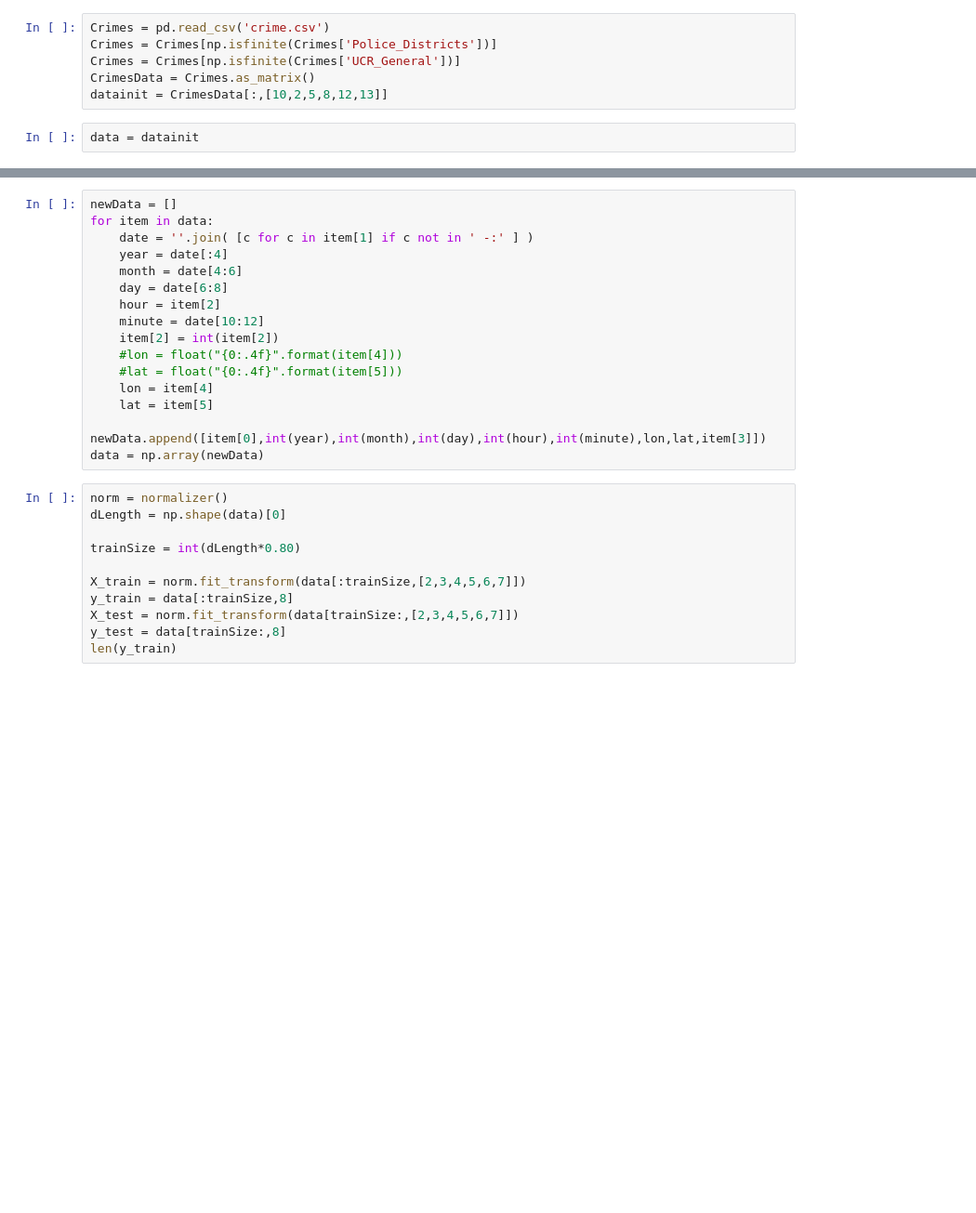
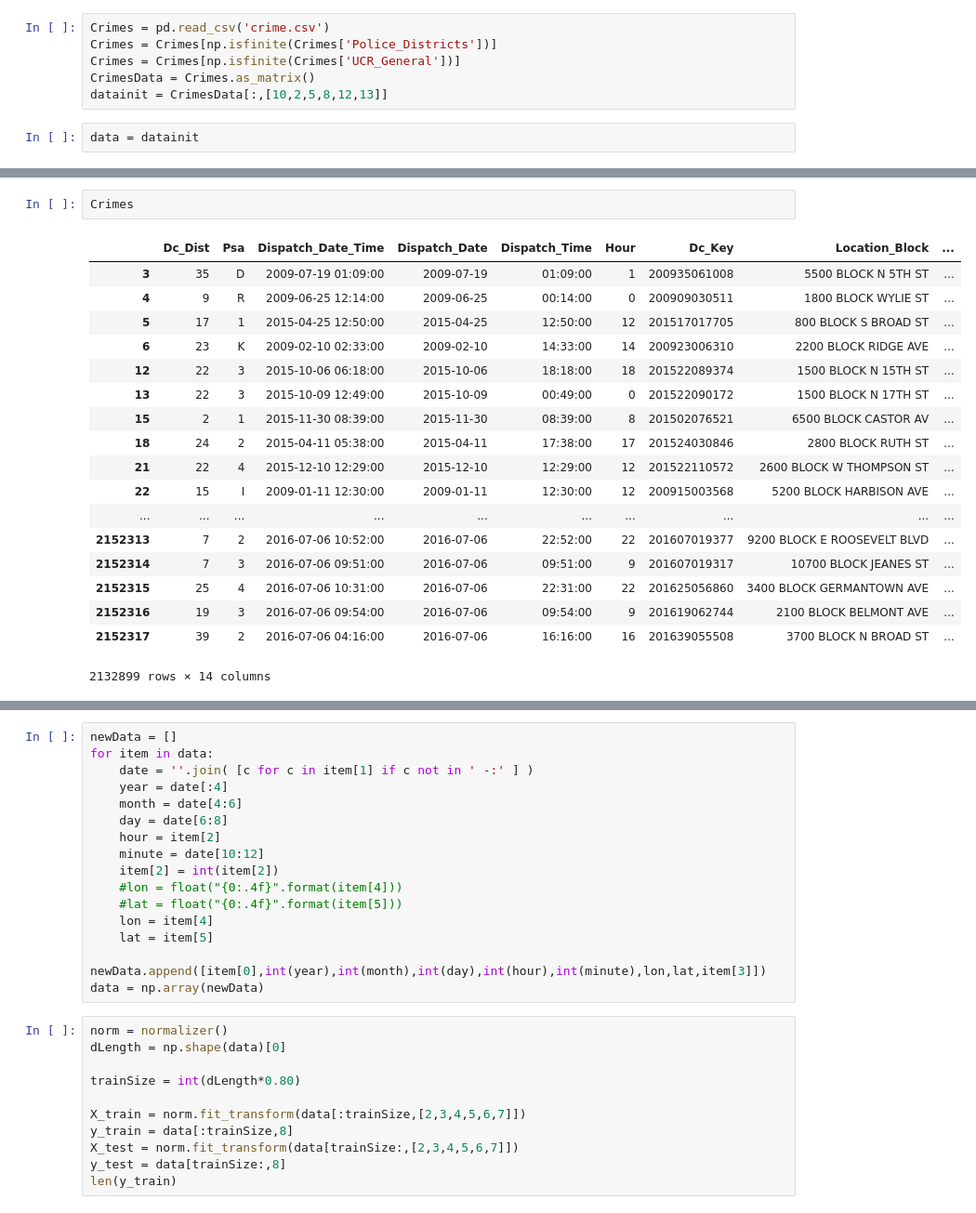
Before and after one commit to MartinBagge/DataScience, a Jupyter notebook: INIT.ipynb, the cells around one changed output, grey strips where cells are left out. Shown at 93% size. Cells and saved outputs as stored; diff of their text form; blank space fills up the shorter version.

```diff
--- a/INIT.ipynb
+++ b/INIT.ipynb
@@ -27,0 +31,21 @@ data = datainit
+# %%
+Crimes
+# %% [output]
+|  | Dc_Dist | Psa | Dispatch_Date_Time | Dispatch_Date | Dispatch_Time | Hour | Dc_Key | Location_Block | ... |
+| 3 | 35 | D | 2009-07-19 01:09:00 | 2009-07-19 | 01:09:00 | 1 | 200935061008 | 5500 BLOCK N 5TH ST | ... |
+| 4 | 9 | R | 2009-06-25 12:14:00 | 2009-06-25 | 00:14:00 | 0 | 200909030511 | 1800 BLOCK WYLIE ST | ... |
+| 5 | 17 | 1 | 2015-04-25 12:50:00 | 2015-04-25 | 12:50:00 | 12 | 201517017705 | 800 BLOCK S BROAD ST | ... |
+| 6 | 23 | K | 2009-02-10 02:33:00 | 2009-02-10 | 14:33:00 | 14 | 200923006310 | 2200 BLOCK RIDGE AVE | ... |
+| 12 | 22 | 3 | 2015-10-06 06:18:00 | 2015-10-06 | 18:18:00 | 18 | 201522089374 | 1500 BLOCK N 15TH ST | ... |
+| 13 | 22 | 3 | 2015-10-09 12:49:00 | 2015-10-09 | 00:49:00 | 0 | 201522090172 | 1500 BLOCK N 17TH ST | ... |
+| 15 | 2 | 1 | 2015-11-30 08:39:00 | 2015-11-30 | 08:39:00 | 8 | 201502076521 | 6500 BLOCK CASTOR AV | ... |
+| 18 | 24 | 2 | 2015-04-11 05:38:00 | 2015-04-11 | 17:38:00 | 17 | 201524030846 | 2800 BLOCK RUTH ST | ... |
+| 21 | 22 | 4 | 2015-12-10 12:29:00 | 2015-12-10 | 12:29:00 | 12 | 201522110572 | 2600 BLOCK W THOMPSON ST | ... |
+| 22 | 15 | I | 2009-01-11 12:30:00 | 2009-01-11 | 12:30:00 | 12 | 200915003568 | 5200 BLOCK HARBISON AVE | ... |
+| ... | ... | ... | ... | ... | ... | ... | ... | ... | ... |
+| 2152313 | 7 | 2 | 2016-07-06 10:52:00 | 2016-07-06 | 22:52:00 | 22 | 201607019377 | 9200 BLOCK E ROOSEVELT BLVD | ... |
+| 2152314 | 7 | 3 | 2016-07-06 09:51:00 | 2016-07-06 | 09:51:00 | 9 | 201607019317 | 10700 BLOCK JEANES ST | ... |
+| 2152315 | 25 | 4 | 2016-07-06 10:31:00 | 2016-07-06 | 22:31:00 | 22 | 201625056860 | 3400 BLOCK GERMANTOWN AVE | ... |
+| 2152316 | 19 | 3 | 2016-07-06 09:54:00 | 2016-07-06 | 09:54:00 | 9 | 201619062744 | 2100 BLOCK BELMONT AVE | ... |
+| 2152317 | 39 | 2 | 2016-07-06 04:16:00 | 2016-07-06 | 16:16:00 | 16 | 201639055508 | 3700 BLOCK N BROAD ST | ... |
+2132899 rows × 14 columns
```
Also changed, not shown: parts of 4 cells of this notebook, 4 other files.
